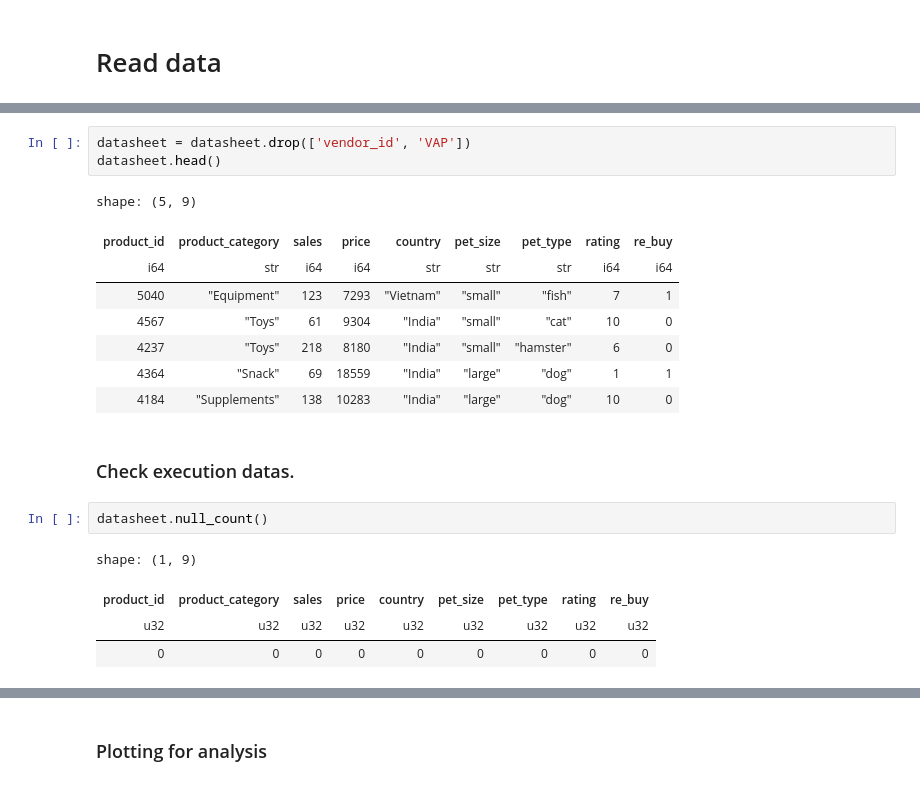
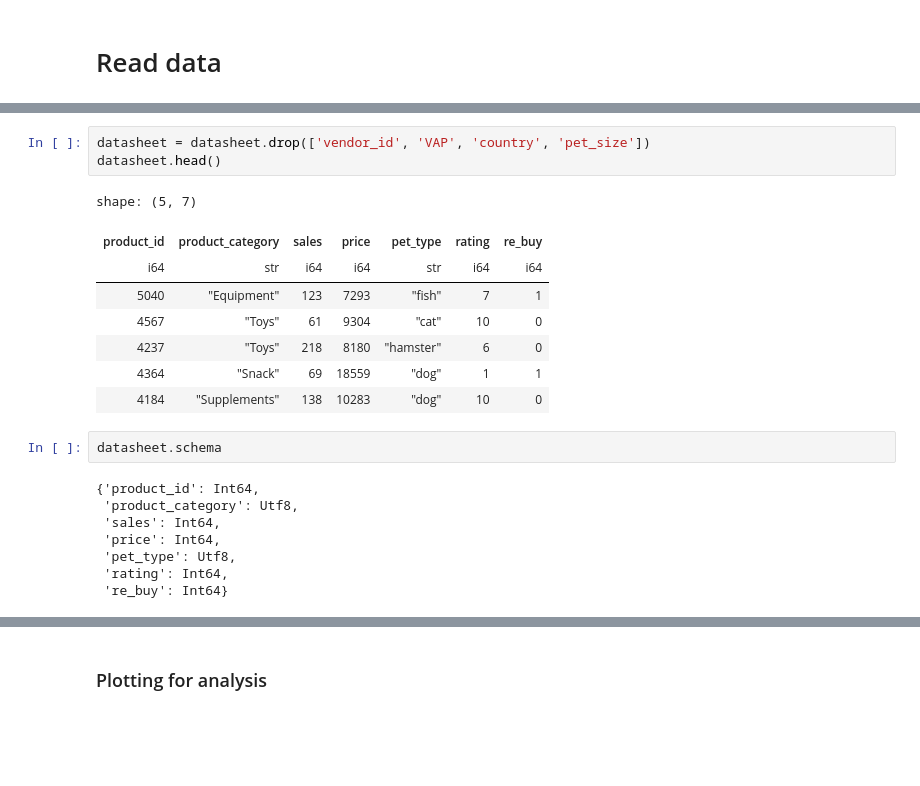
Before and after one commit to Likelion-MainHackaton-2team/Recommendation_model, a Jupyter notebook: data_analysis.ipynb, the cells around one changed output, grey strips where cells are left out. Drawn from its saved outputs; the diff is of its cells as text; blank space fills up the shorter version.

```diff
--- a/data_analysis.ipynb
+++ b/data_analysis.ipynb
@@ -40,21 +24,22 @@ shape: (879, 11)
 # %%
-datasheet = datasheet.drop(['vendor_id', 'VAP'])
+datasheet = datasheet.drop(['vendor_id', 'VAP', 'country', 'pet_size'])
 datasheet.head()
 # %% [output]
-shape: (5, 9)
+shape: (5, 7)
-| product_id | product_category | sales | price | country | pet_size | pet_type | rating | re_buy |
-| i64 | str | i64 | i64 | str | str | str | i64 | i64 |
-| 5040 | "Equipment" | 123 | 7293 | "Vietnam" | "small" | "fish" | 7 | 1 |
-| 4567 | "Toys" | 61 | 9304 | "India" | "small" | "cat" | 10 | 0 |
-| 4237 | "Toys" | 218 | 8180 | "India" | "small" | "hamster" | 6 | 0 |
-| 4364 | "Snack" | 69 | 18559 | "India" | "large" | "dog" | 1 | 1 |
-| 4184 | "Supplements" | 138 | 10283 | "India" | "large" | "dog" | 10 | 0 |
+| product_id | product_category | sales | price | pet_type | rating | re_buy |
+| i64 | str | i64 | i64 | str | i64 | i64 |
+| 5040 | "Equipment" | 123 | 7293 | "fish" | 7 | 1 |
+| 4567 | "Toys" | 61 | 9304 | "cat" | 10 | 0 |
+| 4237 | "Toys" | 218 | 8180 | "hamster" | 6 | 0 |
+| 4364 | "Snack" | 69 | 18559 | "dog" | 1 | 1 |
+| 4184 | "Supplements" | 138 | 10283 | "dog" | 10 | 0 |
-# %% [markdown]
-### Check execution datas.
 # %%
-datasheet.null_count()
+datasheet.schema
 # %% [output]
-shape: (1, 9)
+{'product_id': Int64,
+ 'product_category': Utf8,
+ 'sales': Int64,
+ 'price': Int64,
+ 'pet_type': Utf8,
+ 'rating': Int64,
+ 're_buy': Int64}
-| product_id | product_category | sales | price | country | pet_size | pet_type | rating | re_buy |
-| u32 | u32 | u32 | u32 | u32 | u32 | u32 | u32 | u32 |
-| 0 | 0 | 0 | 0 | 0 | 0 | 0 | 0 | 0 |
```
Also changed, not shown: parts of 16 cells of this notebook, 4 other files.
